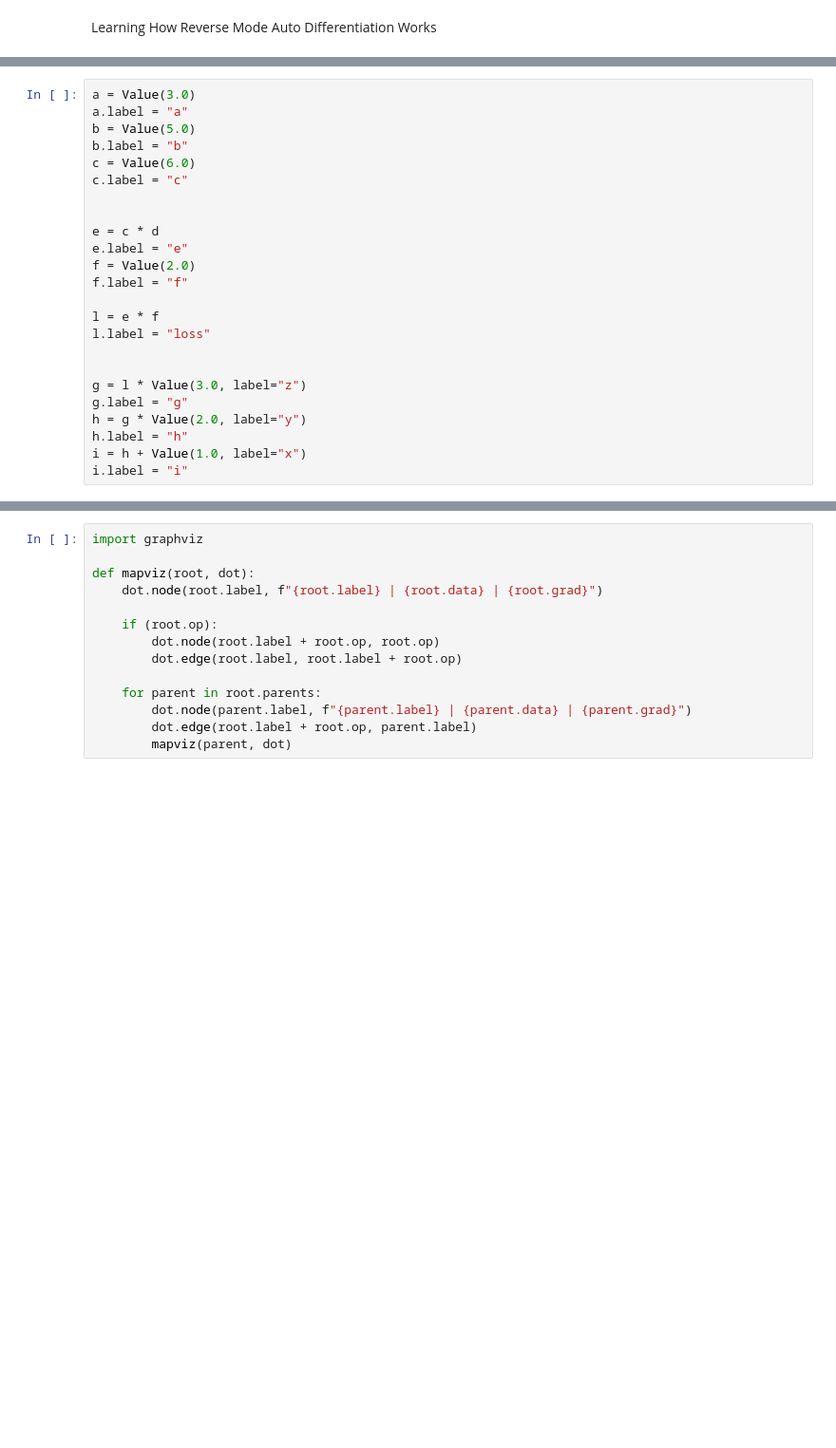
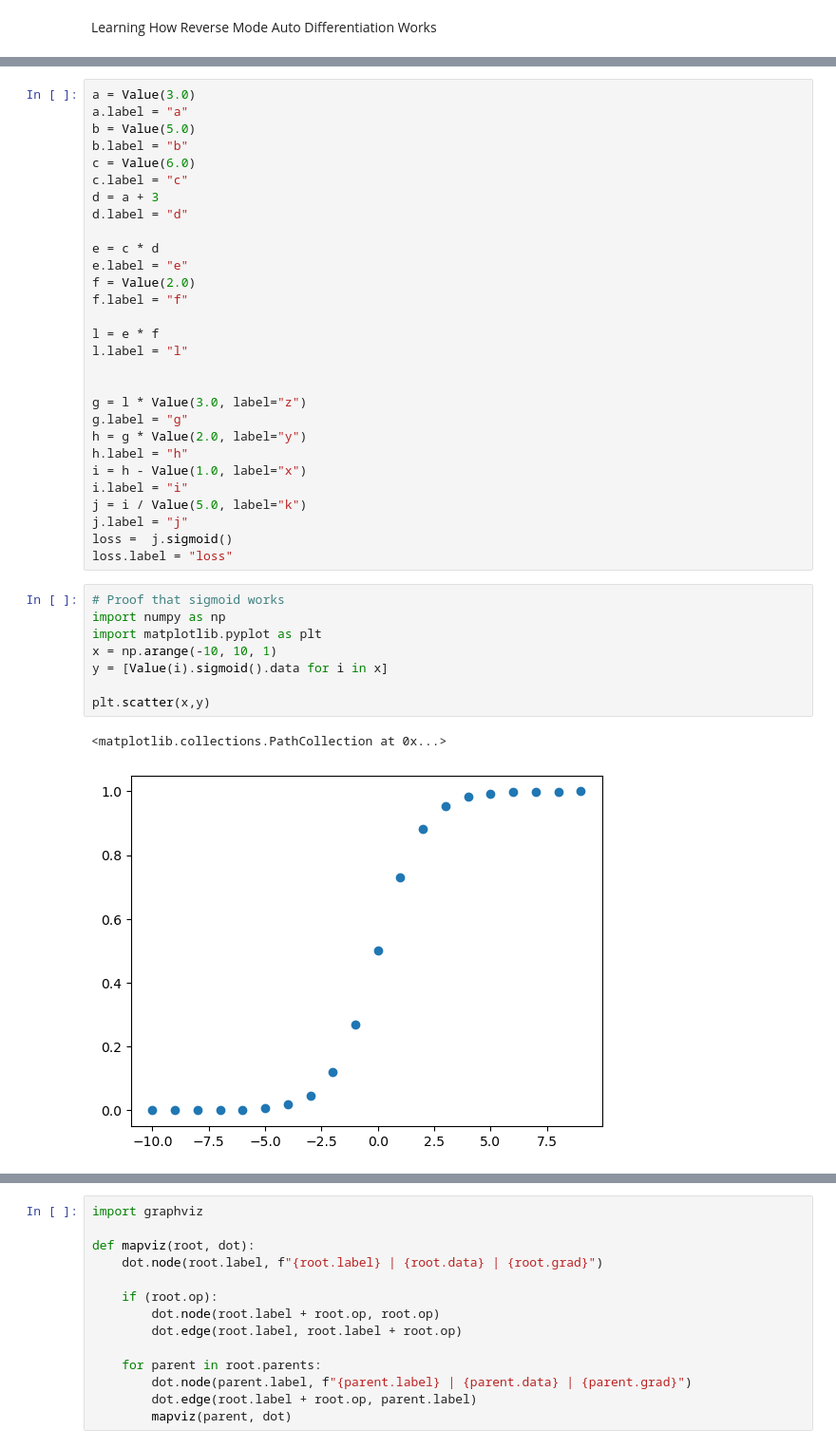
Before and after one commit to pranav142/ml_from_scratch, a Jupyter notebook: autograd.ipynb, the cells around one changed output, grey strips where cells are left out. Shown: that part at 95% size. Drawn from its saved outputs; the diff is of its cells as text; blank space fills up the shorter version.

```diff
--- a/autograd.ipynb
+++ b/autograd.ipynb
@@ -44,7 +82,8 @@ b = Value(5.0)
 b.label = "b"
 c = Value(6.0)
 c.label = "c"
-
+d = a + 3
+d.label = "d"
 
 e = c * d
 e.label = "e"
@@ -52,12 +91,27 @@ f = Value(2.0)
 f.label = "f"
 
 l = e * f
-l.label = "loss"
+l.label = "l"
 
 
 g = l * Value(3.0, label="z")
 g.label = "g"
 h = g * Value(2.0, label="y")
 h.label = "h"
-i = h + Value(1.0, label="x")
+i = h - Value(1.0, label="x")
 i.label = "i"
+j = i / Value(5.0, label="k")
+j.label = "j"
+loss =  j.sigmoid()
+loss.label = "loss"
+# %%
+# Proof that sigmoid works
+import numpy as np
+import matplotlib.pyplot as plt
+x = np.arange(-10, 10, 1)
+y = [Value(i).sigmoid().data for i in x]
+
+plt.scatter(x,y)
+# %% [output]
+<matplotlib.collections.PathCollection at 0x...>
+[figure, added]
```
Also changed, not shown: parts of 5 cells of this notebook.
